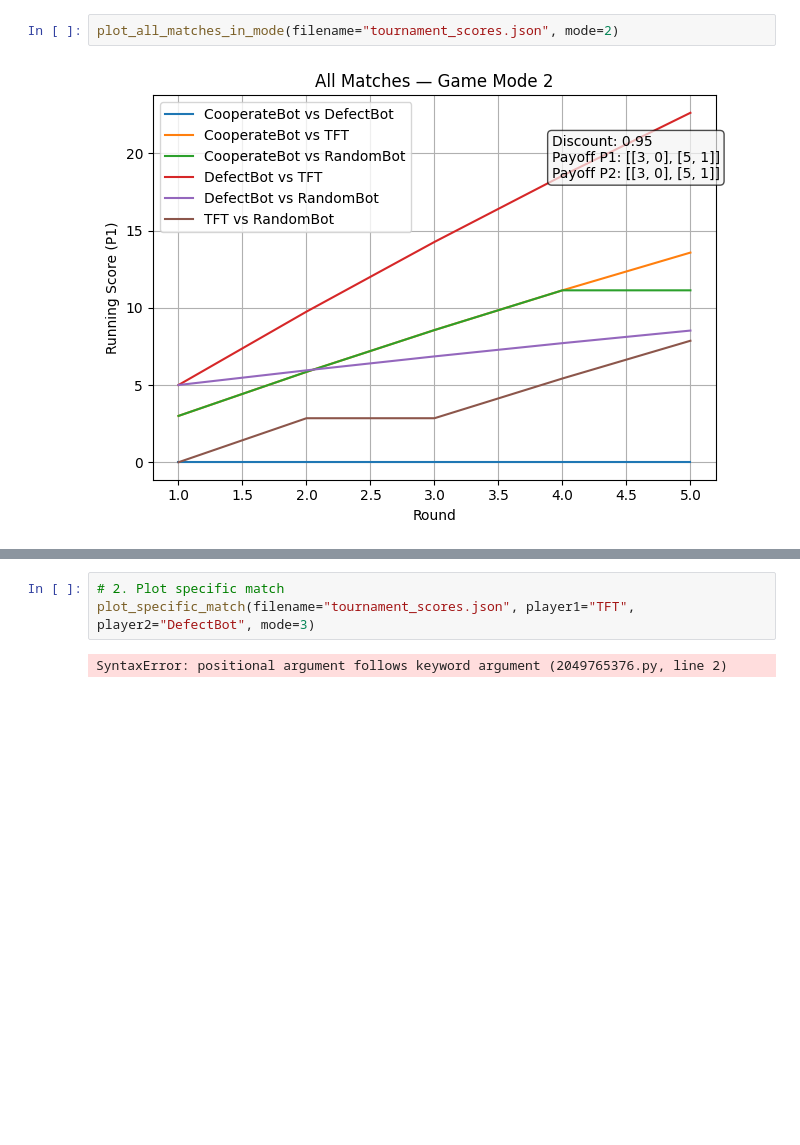
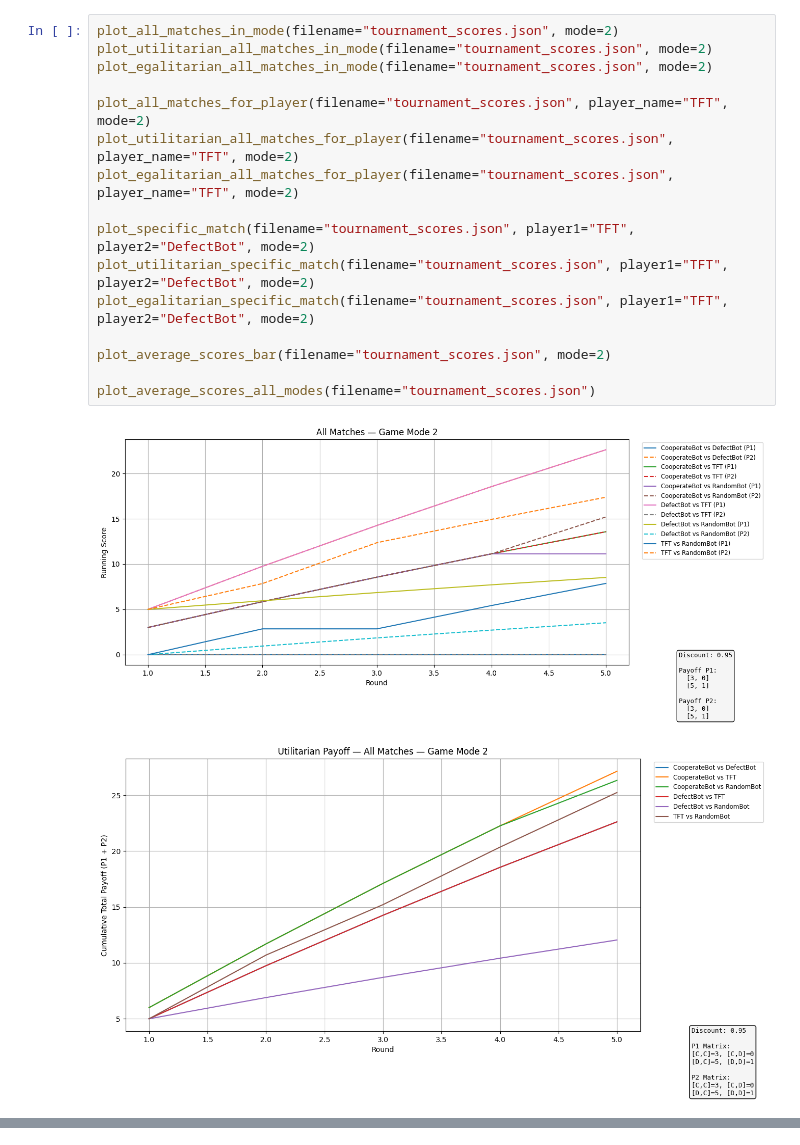
Before and after one commit to h-e19/ipd-tournament-simulator, a Jupyter notebook: ploy.ipynb, the cells around one changed output, grey strips where cells are left out. Cells and saved outputs as stored; diff of their text form; blank space fills up the shorter version.

Commit message:
feat:plot functionality updated

```diff
--- a/ploy.ipynb
+++ b/ploy.ipynb
@@ -144,5 +502,20 @@ def plot_average_scores_all_modes(filename):
     plt.show()
 # %%
 plot_all_matches_in_mode(filename="tournament_scores.json", mode=2)
+plot_utilitarian_all_matches_in_mode(filename="tournament_scores.json", mode=2)
+plot_egalitarian_all_matches_in_mode(filename="tournament_scores.json", mode=2)
+
+plot_all_matches_for_player(filename="tournament_scores.json", player_name="TFT", mode=2)
+plot_utilitarian_all_matches_for_player(filename="tournament_scores.json", player_name="TFT", mode=2)
+plot_egalitarian_all_matches_for_player(filename="tournament_scores.json", player_name="TFT", mode=2)
+
+plot_specific_match(filename="tournament_scores.json", player1="TFT", player2="DefectBot", mode=2)
+plot_utilitarian_specific_match(filename="tournament_scores.json", player1="TFT", player2="DefectBot", mode=2)
+plot_egalitarian_specific_match(filename="tournament_scores.json", player1="TFT", player2="DefectBot", mode=2)
+
+plot_average_scores_bar(filename="tournament_scores.json", mode=2)
+
+plot_average_scores_all_modes(filename="tournament_scores.json")
 # %% [output]
-[figure, old version]
+[figure, new version]
+[figure, added]
@@ -149,5 +530,0 @@ plot_all_matches_in_mode(filename="tournament_scores.json", mode=2)
-# %%
-# 2. Plot specific match
-plot_specific_match(filename="tournament_scores.json", player1="TFT", player2="DefectBot", mode=3)
-# %% [output]
-SyntaxError: positional argument follows keyword argument (2049765376.py, line 2)
```
Also changed, not shown: parts of 3 cells of this notebook, 1 other file.
